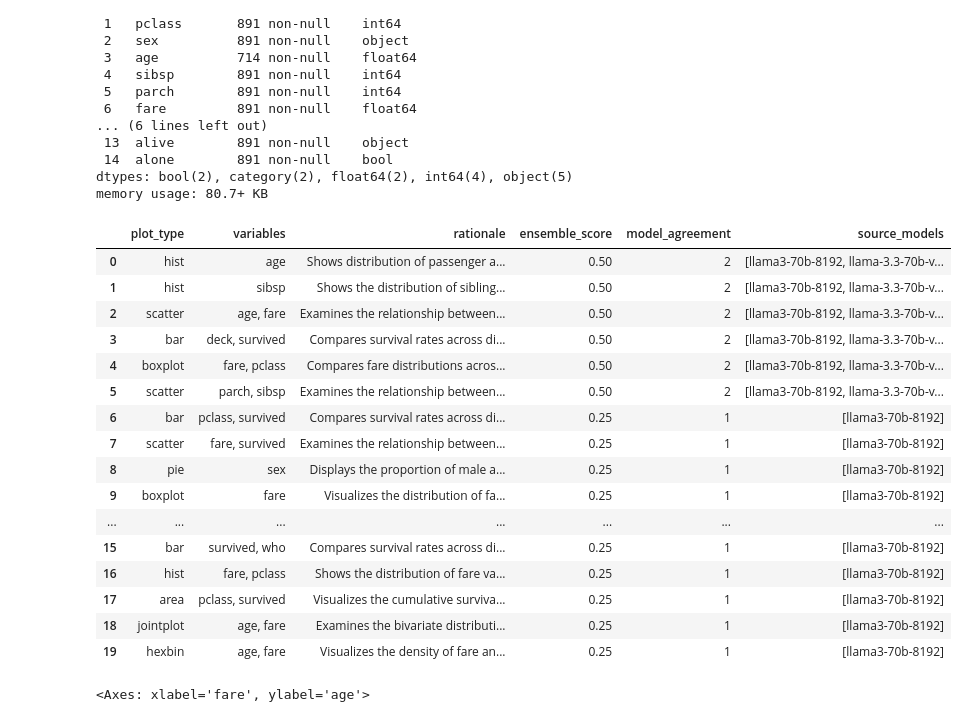
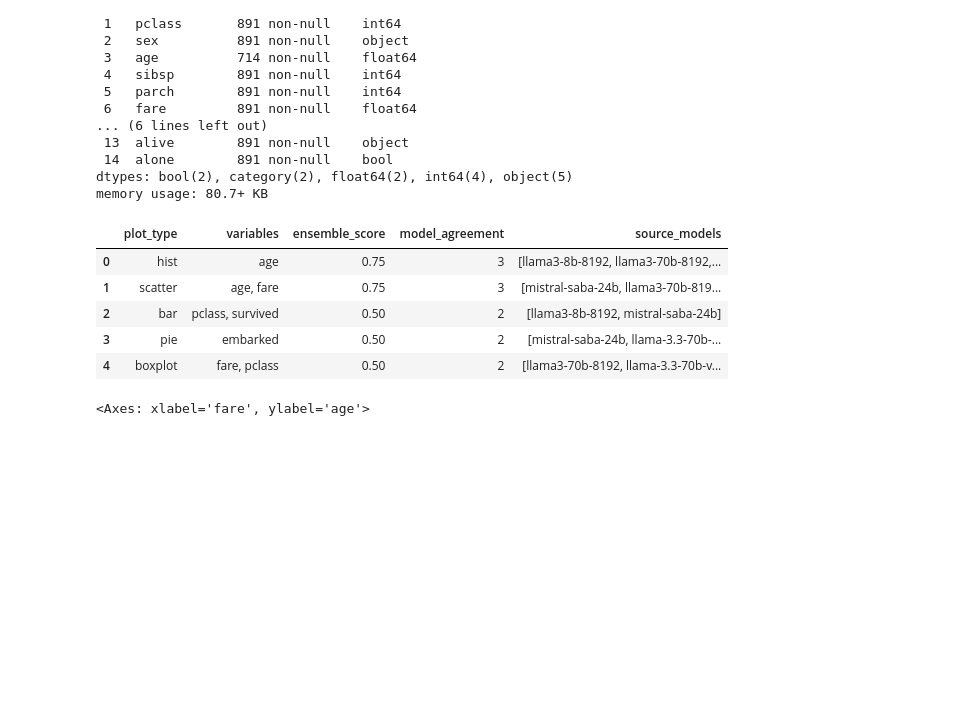
Before and after one commit to jerryola1/PlotSenseAI, a Jupyter notebook: test.ipynb, the cells around one changed output. Drawn from its saved outputs; the diff is of its cells as text; code cells hidden in the pictures; blank space fills up the shorter version.

```diff
--- a/test.ipynb
+++ b/test.ipynb
@@ -85,26 +85,15 @@ Data columns (total 15 columns):
 dtypes: bool(2), category(2), float64(2), int64(4), object(5)
 memory usage: 80.7+ KB
 # %%
-recommendation = recommender(titanic, n=20)
+recommendation = recommender(titanic)
 recommendation
 # %% [output]
-|  | plot_type | variables | rationale | ensemble_score | model_agreement | source_models |
-| 0 | hist | age | Shows distribution of passenger a... | 0.50 | 2 | [llama3-70b-8192, llama-3.3-70b-v... |
-| 1 | hist | sibsp | Shows the distribution of sibling... | 0.50 | 2 | [llama3-70b-8192, llama-3.3-70b-v... |
-| 2 | scatter | age, fare | Examines the relationship between... | 0.50 | 2 | [llama3-70b-8192, llama-3.3-70b-v... |
-| 3 | bar | deck, survived | Compares survival rates across di... | 0.50 | 2 | [llama3-70b-8192, llama-3.3-70b-v... |
-| 4 | boxplot | fare, pclass | Compares fare distributions acros... | 0.50 | 2 | [llama3-70b-8192, llama-3.3-70b-v... |
-| 5 | scatter | parch, sibsp | Examines the relationship between... | 0.50 | 2 | [llama3-70b-8192, llama-3.3-70b-v... |
-| 6 | bar | pclass, survived | Compares survival rates across di... | 0.25 | 1 | [llama3-70b-8192] |
-| 7 | scatter | fare, survived | Examines the relationship between... | 0.25 | 1 | [llama3-70b-8192] |
-| 8 | pie | sex | Displays the proportion of male a... | 0.25 | 1 | [llama3-70b-8192] |
-| 9 | boxplot | fare | Visualizes the distribution of fa... | 0.25 | 1 | [llama3-70b-8192] |
-| ... | ... | ... | ... | ... | ... | ... |
-| 15 | bar | survived, who | Compares survival rates across di... | 0.25 | 1 | [llama3-70b-8192] |
-| 16 | hist | fare, pclass | Shows the distribution of fare va... | 0.25 | 1 | [llama3-70b-8192] |
-| 17 | area | pclass, survived | Visualizes the cumulative surviva... | 0.25 | 1 | [llama3-70b-8192] |
-| 18 | jointplot | age, fare | Examines the bivariate distributi... | 0.25 | 1 | [llama3-70b-8192] |
-| 19 | hexbin | age, fare | Visualizes the density of fare an... | 0.25 | 1 | [llama3-70b-8192] |
+|  | plot_type | variables | ensemble_score | model_agreement | source_models |
+| 0 | hist | age | 0.75 | 3 | [llama3-8b-8192, llama3-70b-8192,... |
+| 1 | scatter | age, fare | 0.75 | 3 | [mistral-saba-24b, llama3-70b-819... |
+| 2 | bar | pclass, survived | 0.50 | 2 | [llama3-8b-8192, mistral-saba-24b] |
+| 3 | pie | embarked | 0.50 | 2 | [mistral-saba-24b, llama-3.3-70b-... |
+| 4 | boxplot | fare, pclass | 0.50 | 2 | [llama3-70b-8192, llama-3.3-70b-v... |
 # %%
 def quick_plot(plot_type, *args, color=None, title=None, xlabel=None, ylabel=None, **kwargs):
     fig = plt.figure(figsize=(10, 5))
```
Also changed, not shown: parts of 4 cells of this notebook.
